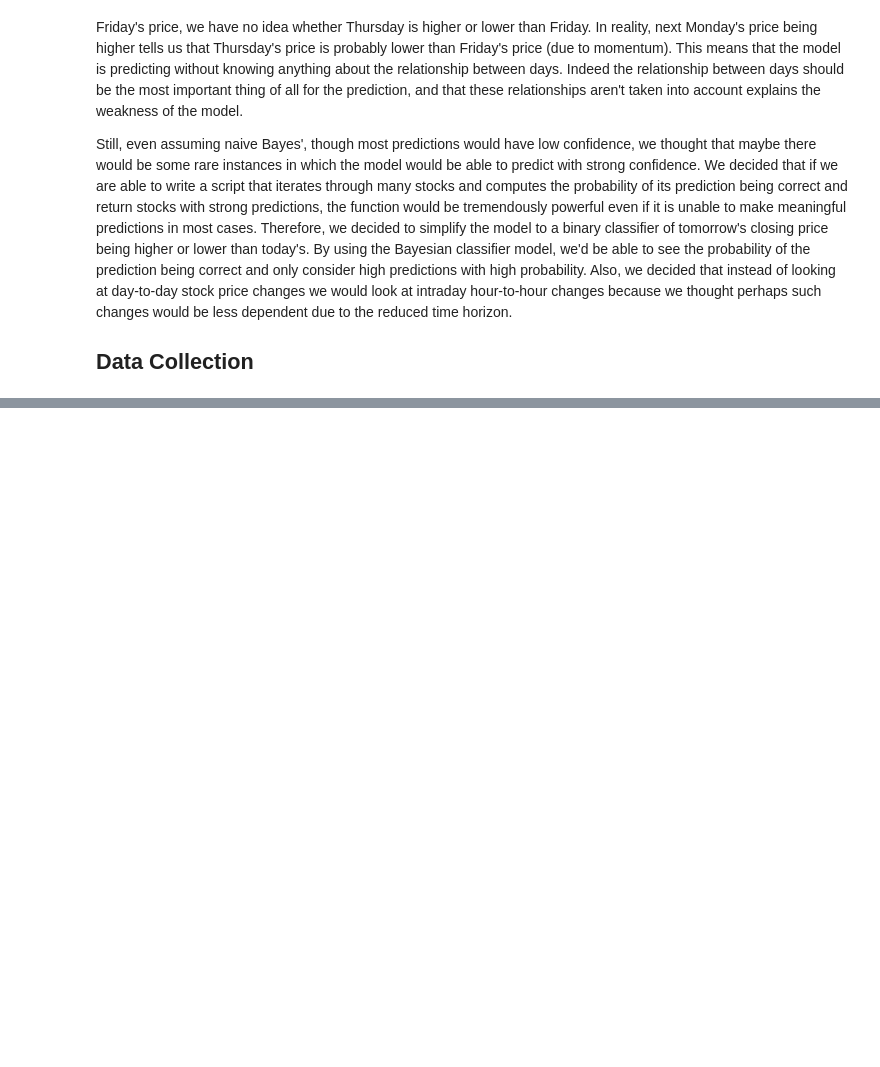
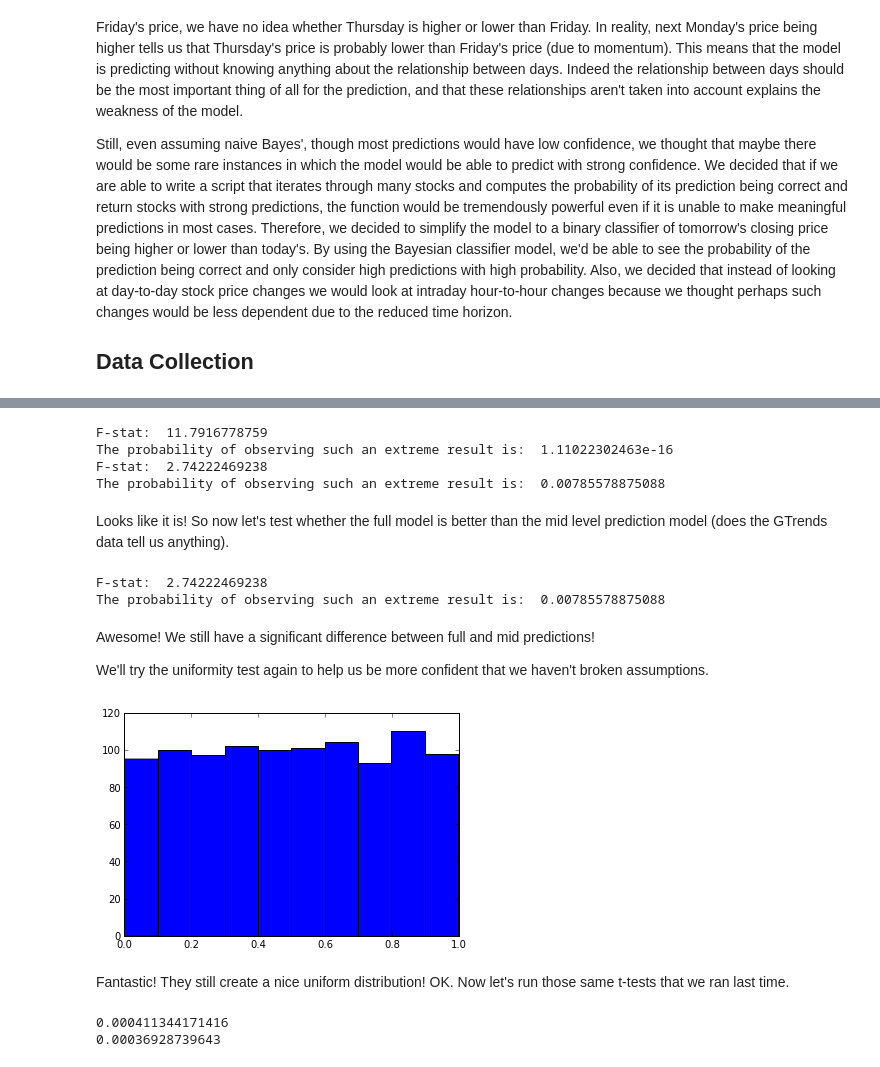
Before and after one commit to yuechen/SKY, a Jupyter notebook: ProcessJournal.ipynb, the cells around one changed output, grey strips where cells are left out. Drawn from its saved outputs; the diff is of its cells as text; code cells hidden in the pictures; blank space fills up the shorter version.

Commit message:
new F tests and generating how much we made functions

```diff
--- a/ProcessJournal.ipynb
+++ b/ProcessJournal.ipynb
@@ -1224,0 +1296,37 @@ Data Collection
+# %%
+run_ESS_F_Test(full_predictions,red_pred,actuals,DFFull, DFReduced)
+# %% [output]
+F-stat:  11.7916778759
+The probability of observing such an extreme result is:  1.11022302463e-16
+F-stat:  2.74222469238
+The probability of observing such an extreme result is:  0.00785578875088
+# %% [markdown]
+Looks like it is!
+So now let's test whether the full model is better than the mid level prediction model (does the GTrends data tell us anything).
+# %%
+run_ESS_F_Test(full_predictions,mid_predictions,actuals,DFFull, DFMid)
+# %% [output]
+F-stat:  2.74222469238
+The probability of observing such an extreme result is:  0.00785578875088
+# %% [markdown]
+Awesome!  We still have a significant difference between full and mid predictions!
+
+We'll try the uniformity test again to help us be more confident that we haven't broken assumptions.
+# %%
+faked_pvals = generate_faked_pvals(1000)
+# %%
+plt.hist(faked_pvals)
+plt.show()
+# %% [output]
+[figure, added]
+# %% [markdown]
+Fantastic!  They still create a nice uniform distribution!
+OK. Now let's run those same t-tests that we ran last time.
+# %%
+full_model_for_t = generate_percent_correct(1000, predictor_lists, actuals)
+print np.var(full_model_for_t)
+mid_model_for_t = generate_percent_correct(1000, mid_predictors, actuals)
+print np.var(mid_model_for_t)
+# %% [output]
+0.000411344171416
+0.00036928739643
```
Also changed, not shown: parts of 19 cells of this notebook.
